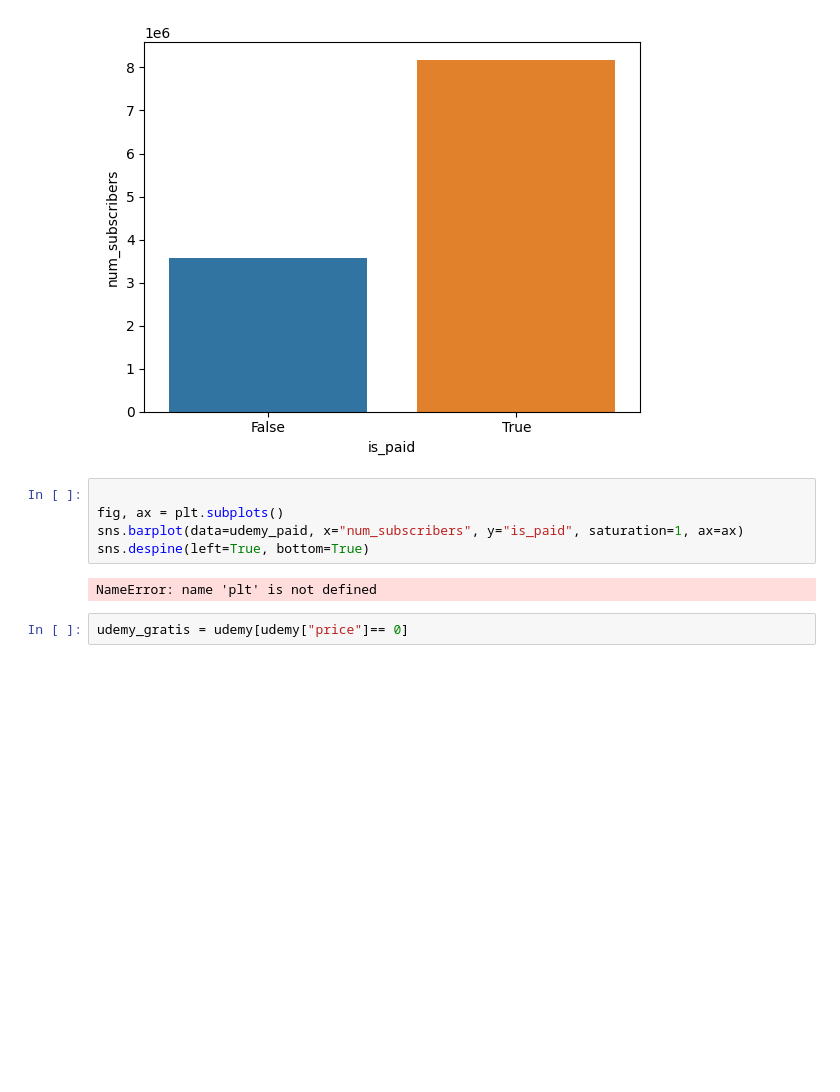
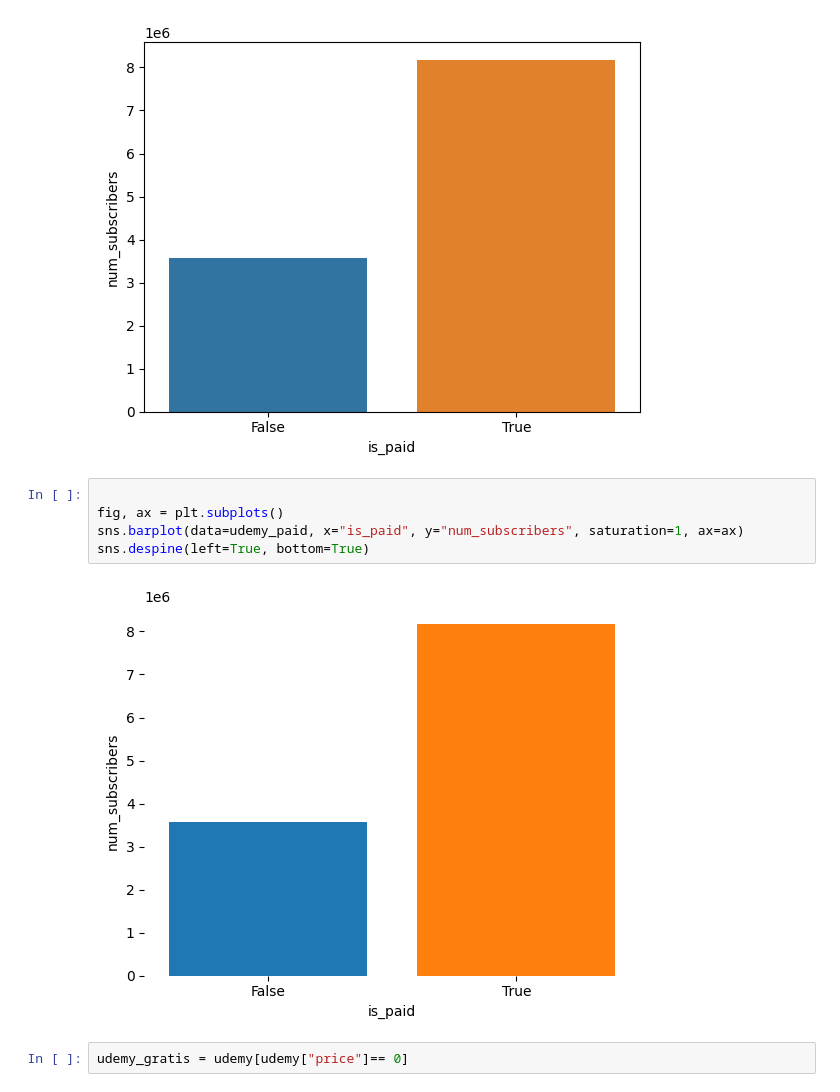
Before and after one commit to octa-acostamonti/MOOCs-Analyisis, a Jupyter notebook: EDA.ipynb, the cells around one changed output. Drawn from its saved outputs; the diff is of its cells as text; blank space fills up the shorter version.

```diff
--- a/EDA.ipynb
+++ b/EDA.ipynb
@@ -946,10 +944,10 @@ sns.barplot(data=udemy_paid,x="is_paid",y="num_subscribers")
 # %%
 
 fig, ax = plt.subplots()
-sns.barplot(data=udemy_paid, x="num_subscribers", y="is_paid", saturation=1, ax=ax)
+sns.barplot(data=udemy_paid, x="is_paid", y="num_subscribers", saturation=1, ax=ax)
 sns.despine(left=True, bottom=True)
 # %% [output]
-NameError: name 'plt' is not defined
+[figure, added]
 # %%
 udemy_gratis = udemy[udemy["price"]== 0]
 # %%
```
Also changed, not shown: parts of 5 cells of this notebook, 1 other file.
